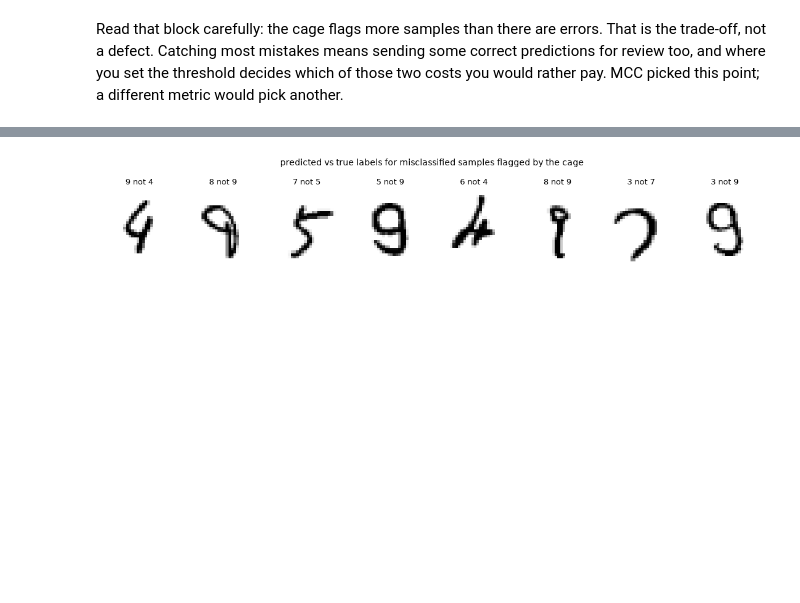
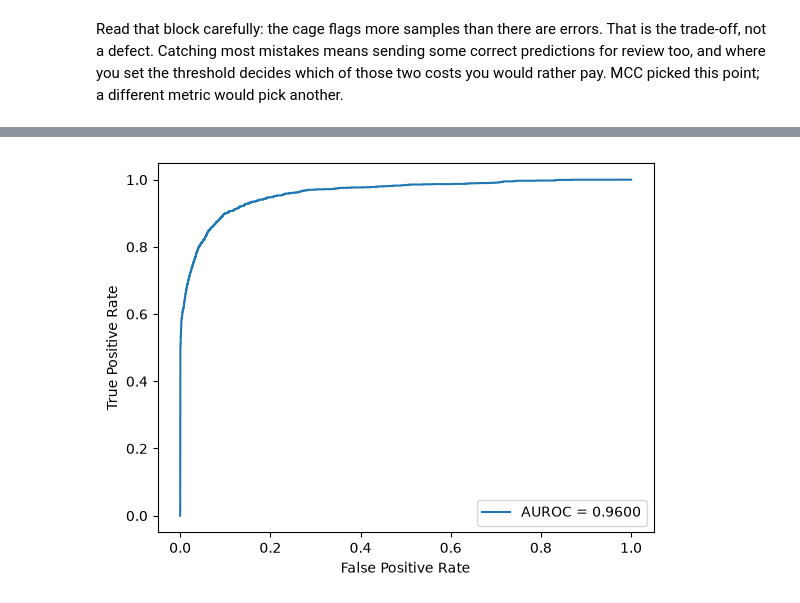
Before and after one commit to SINTEF/safetycage, a Jupyter notebook: examples/01-mnist/tutorial.ipynb, the cells around one changed output, grey strips where cells are left out. Saved outputs shown, nothing was run; the diff lists cells and outputs as text; code cells hidden in the pictures; blank space fills up the shorter version.

```diff
--- a/examples/01-mnist/tutorial.ipynb
+++ b/examples/01-mnist/tutorial.ipynb
@@ -204,15 +216,11 @@ plt.show()
-# %%
-flagged_and_wrong = [i for i in range(len(x_test)) if flagged_test[i] and incorrect_test[i]]
-
-predictions_test = model_module._get_predictions(x_test)
-
-fig, axes = plt.subplots(1, 8, figsize=(11, 2))
-for ax, index in zip(axes, flagged_and_wrong):
-    ax.imshow(x_test[index].reshape(28, 28), cmap='gray_r')
-    ax.set_title(f'{predictions_test[index]} not {y_test[index]}', fontsize=9)
-    ax.axis('off')
-fig.suptitle('predicted vs true labels for misclassified samples flagged by the cage', fontsize=10)
-plt.tight_layout()
-plt.show()
-# %% [output]
-[figure, removed]
+# %%
+auroc = msp.auroc(y_true=incorrect_test, y_pred=statistics_test)
+roc = msp.roc_curve(y_true=incorrect_test, y_pred=statistics_test)
+# %%
+plt.plot(roc['fpr'], roc['tpr'], label=f'AUROC = {auroc:.4f}')
+plt.xlabel('False Positive Rate')
+plt.ylabel('True Positive Rate')
+plt.legend()
+plt.show()
+# %% [output]
+[figure, added]
```
Also changed, not shown: parts of 9 cells of this notebook, 1 other file.
